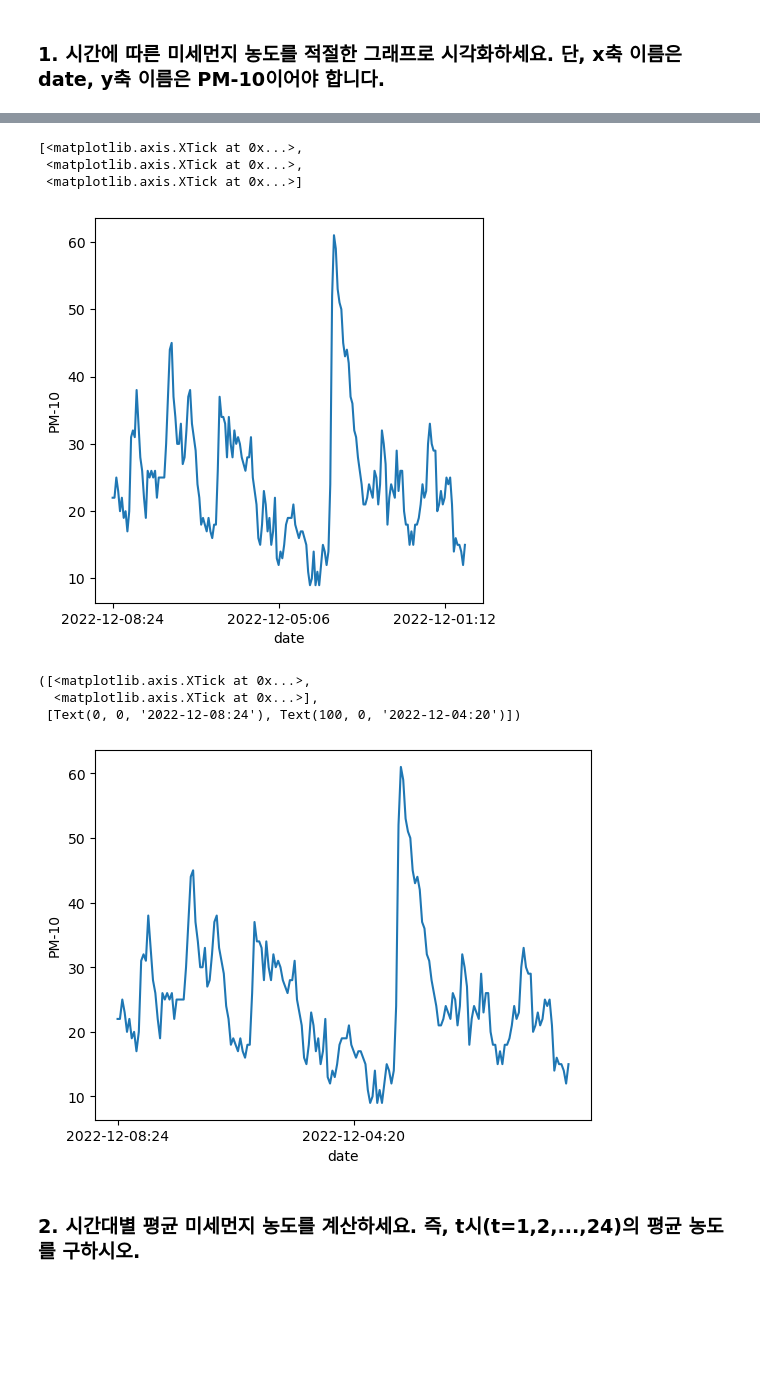
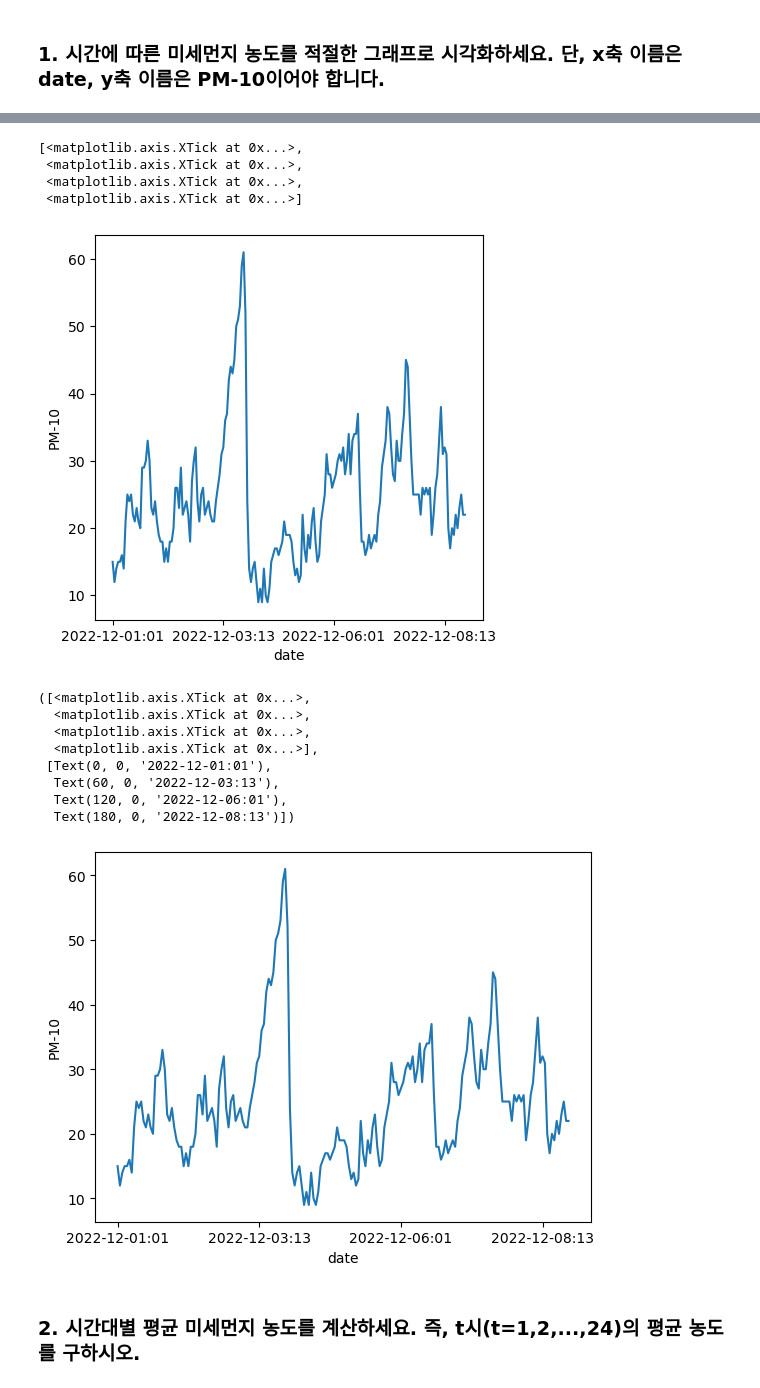
Before and after one commit to Ja-efan/DataScience, a Jupyter notebook: PM10_seoul.ipynb, the cells around one changed output, grey strips where cells are left out. Drawn from its saved outputs; the diff is of its cells as text; code cells hidden in the pictures; blank space fills up the shorter version.

```diff
--- a/PM10_seoul.ipynb
+++ b/PM10_seoul.ipynb
@@ -38,3 +38,5 @@ data.head()
 | 2 | 2022-12-08:22 | 25.0 |
 | 3 | 2022-12-08:21 | 23.0 |
 | 4 | 2022-12-08:20 | 20.0 |
+# %%
+data_sorted = data.sort_values('date', ascending=True, ignore_index=True)
@@ -41,3 +59,5 @@ data.head()
+# %%
+data = data_sorted.copy()
 # %%
 # 데이터 개요
 """
@@ -135,22 +155,28 @@ lineplot(data=None, *, x=None, y=None, hue=None, size=None, style=None, units=No
 fig = plt.figure(figsize=(5,5))
 ax1 = sns.lineplot(data_dropna, x='date', y='PM-10')
 ax1.set_xticks(range(len(data_dropna)))
-ax1.set_xticks(range(0, len(data_dropna)+1, 90))
+ax1.set_xticks(range(0, len(data_dropna)+1, 60))
 # %% [output]
 [<matplotlib.axis.XTick at 0x...>,
  <matplotlib.axis.XTick at 0x...>,
+ <matplotlib.axis.XTick at 0x...>,
  <matplotlib.axis.XTick at 0x...>]
-[figure, old version]
+[figure, new version]
 # %%
 plt.plot(data_dropna['date'], data_dropna['PM-10'])
 plt.xlabel('date')
 plt.ylabel('PM-10')
-plt.xticks(range(0,len(data_dropna), 100))
+plt.xticks(range(0,len(data_dropna), 60))
 # %% [output]
 ([<matplotlib.axis.XTick at 0x...>,
+  <matplotlib.axis.XTick at 0x...>,
+  <matplotlib.axis.XTick at 0x...>,
   <matplotlib.axis.XTick at 0x...>],
- [Text(0, 0, '2022-12-08:24'), Text(100, 0, '2022-12-04:20')])
+ [Text(0, 0, '2022-12-01:01'),
+  Text(60, 0, '2022-12-03:13'),
+  Text(120, 0, '2022-12-06:01'),
+  Text(180, 0, '2022-12-08:13')])
-[figure, old version]
+[figure, new version]
 # %% [markdown]
 ### 2. 시간대별 평균 미세먼지 농도를 계산하세요. 즉, t시(t=1,2,...,24)의 평균 농도를 구하시오.
 # %%
```
Also changed, not shown: parts of 28 cells of this notebook.
